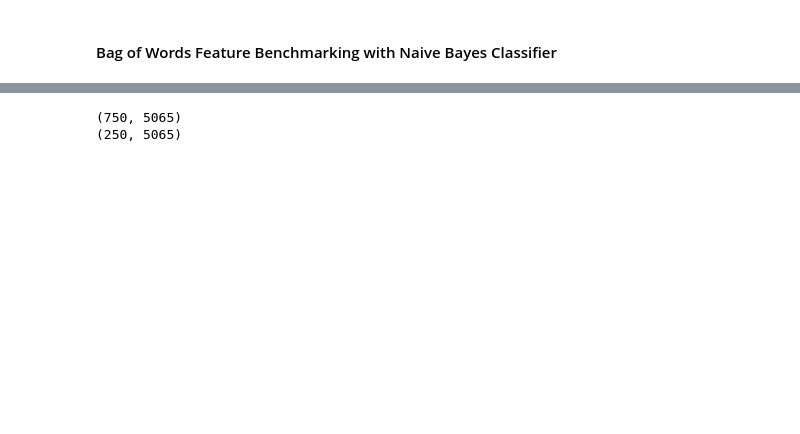
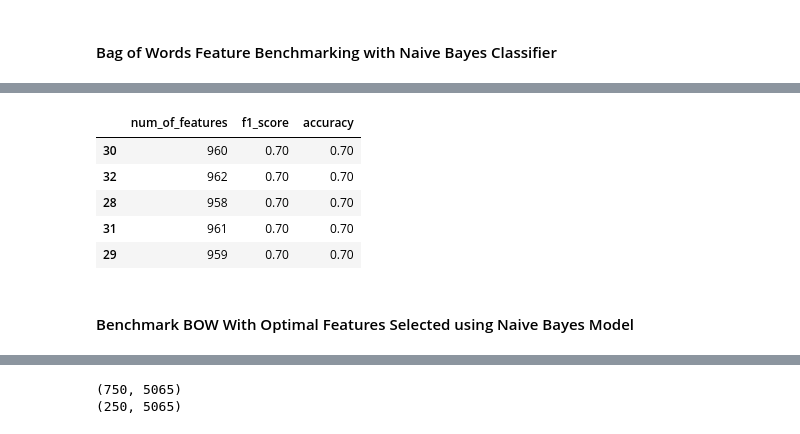
Before and after one commit to CSML1010-3-2020/NLPCourseProject, a Jupyter notebook: CSML1010_Group3_Course_Project_Feature_Engineering_Selection.ipynb, the cells around one changed output, grey strips where cells are left out. Drawn from its saved outputs; the diff is of its cells as text; code cells hidden in the pictures; blank space fills up the shorter version.

```diff
--- a/CSML1010_Group3_Course_Project_Feature_Engineering_Selection.ipynb
+++ b/CSML1010_Group3_Course_Project_Feature_Engineering_Selection.ipynb
@@ -289,6 +377,5 @@ print (y_test.shape)
 # %%
 from sklearn.naive_bayes import MultinomialNB
 
-naive = MultinomialNB()
-classifier = naive.fit(X_train_bow, y_train)
-predict_bow = classifier.predict(X_test_bow)
+model_nb_bow = MultinomialNB()
+cm_nb_bow, pred_nb_bow, f1_nb_bow, report_nb_bow, accuracy_nb_bow = Build_Model(model_nb_bow, X_train_bow, y_train, X_test_bow, y_test)
@@ -366,3 +464,0 @@ Re-Run on Smaller Feature set
-# %%
-classifier_chi = naive.fit(X_train_bow_chi, y_train)
-predict_bow_chi = classifier_chi.predict(X_test_bow_chi)
@@ -415,0 +467,7 @@ restaurant-table-3       0.67      0.91      0.77        22
+# %%
+rows = []
+for i in range(250, 5920, 10): # range(a, b, c) will count from a to b by intervals of c.
+    cm_i, pred_i, f1_i, report_i, accuracy_i = SelectBestModelFeatures_Chi(naive, i, X_train_bow, y_train, X_test_bow, y_test)
+    rows.append([i, f1_i, accuracy_i])
+
+acc_df = pd.DataFrame(rows, columns=["num_of_features", "f1_score", "accuracy"])
@@ -415,0 +492,7 @@ restaurant-table-3       0.67      0.91      0.77        22
+# %%
+rows = []
+for i in range(930, 990, 1): # range(a, b, c) will count from a to b by intervals of c.
+    cm_i, pred_i, f1_i, report_i, accuracy_i = SelectBestModelFeatures_Chi(naive, i, X_train_bow, y_train, X_test_bow, y_test)
+    rows.append([i, f1_i, accuracy_i])
+
+acc_df = pd.DataFrame(rows, columns=["num_of_features", "f1_score", "accuracy"])
@@ -415,0 +504,11 @@ restaurant-table-3       0.67      0.91      0.77        22
+# %%
+acc_df.sort_values(by='f1_score', ascending=False).head(5)
+# %% [output]
+|  | num_of_features | f1_score | accuracy |
+| 30 | 960 | 0.70 | 0.70 |
+| 32 | 962 | 0.70 | 0.70 |
+| 28 | 958 | 0.70 | 0.70 |
+| 31 | 961 | 0.70 | 0.70 |
+| 29 | 959 | 0.70 | 0.70 |
+# %% [markdown]
+#### Benchmark BOW With Optimal Features Selected using Naive Bayes Model
```
Also changed, not shown: parts of 66 cells of this notebook.
